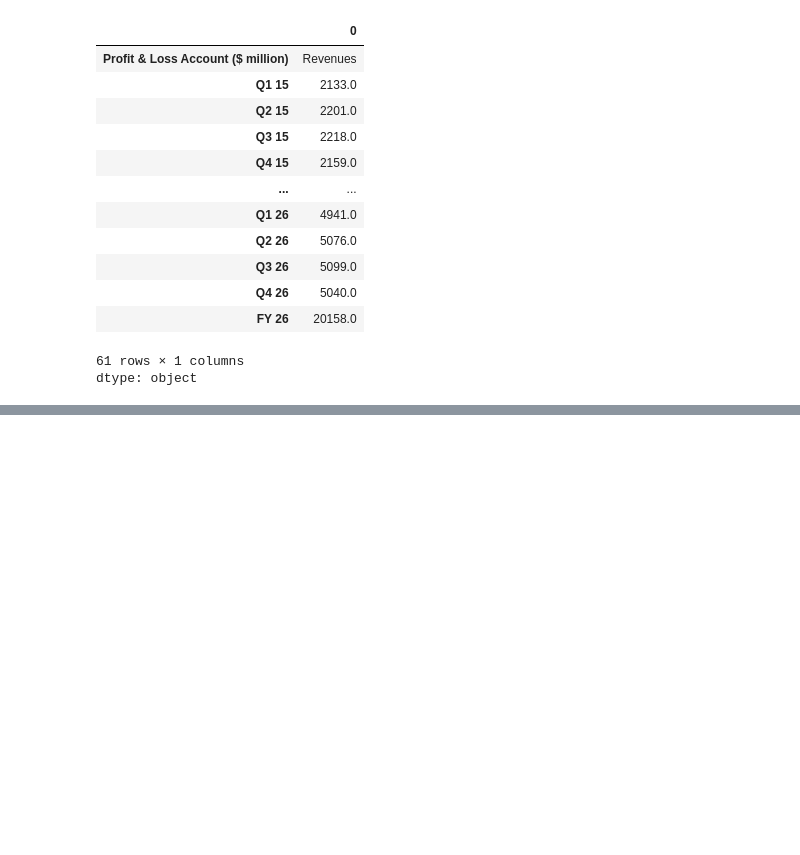
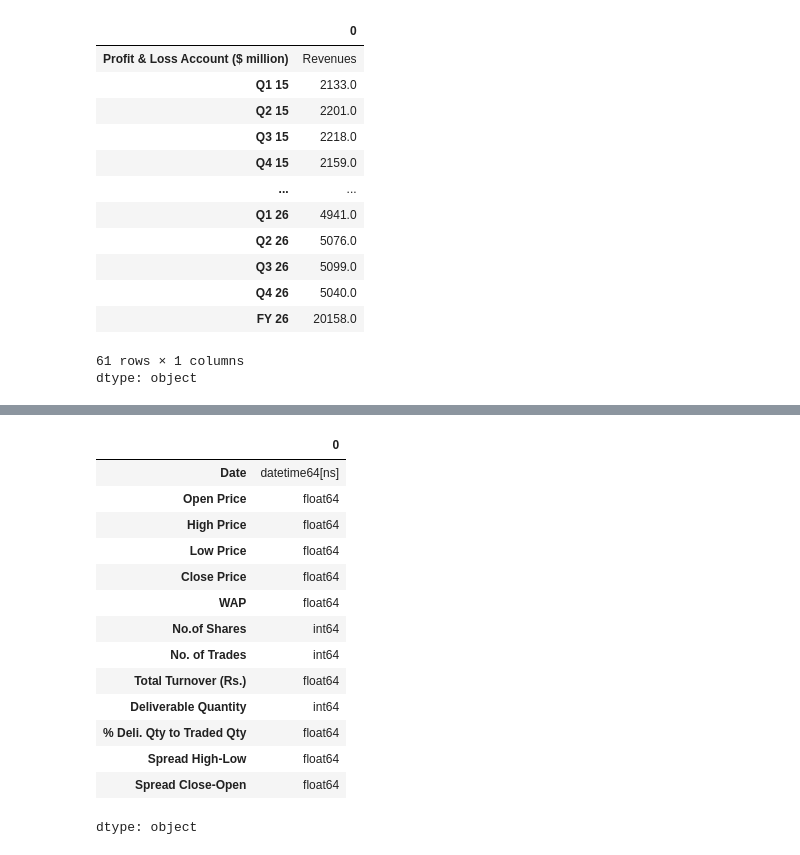
Before and after one commit to saba251103/auxo-financial-analyst, a Jupyter notebook: Untitled12.ipynb, the cells around one changed output, grey strips where cells are left out. Cells and saved outputs as stored; diff of their text form; code cells hidden in the pictures; blank space fills up the shorter version.

```diff
--- a/Untitled12.ipynb
+++ b/Untitled12.ipynb
@@ -777,0 +973,18 @@ np.float64(20158.0)
+# %%
+stock_df.dtypes
+# %% [output]
+|  | 0 |
+| Date | datetime64[ns] |
+| Open Price | float64 |
+| High Price | float64 |
+| Low Price | float64 |
+| Close Price | float64 |
+| WAP | float64 |
+| No.of Shares | int64 |
+| No. of Trades | int64 |
+| Total Turnover (Rs.) | float64 |
+| Deliverable Quantity | int64 |
+| % Deli. Qty to Traded Qty | float64 |
+| Spread High-Low | float64 |
+| Spread Close-Open | float64 |
+dtype: object
```
Also changed, not shown: parts of 26 cells of this notebook.
